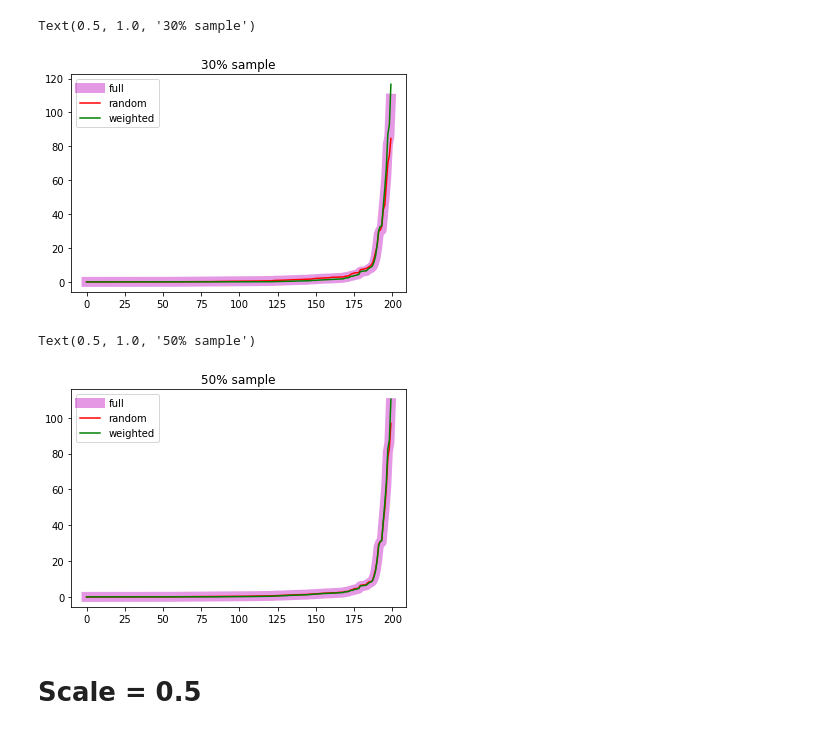
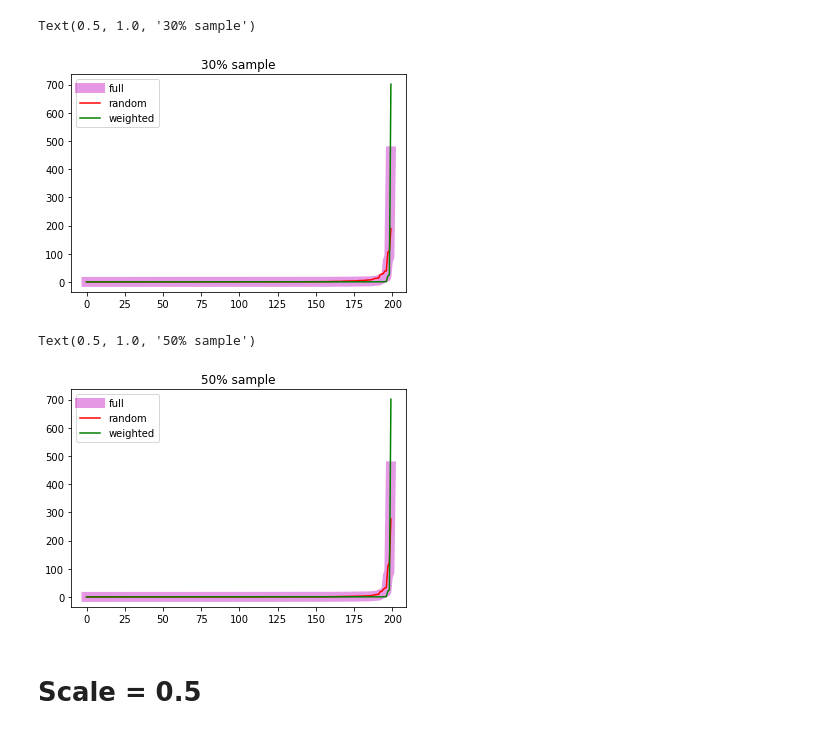
Before and after one commit to mxndrwgrdnr/simulation_bias, a Jupyter notebook: notebooks/alt_sampling_methods.ipynb, the cells around one changed output. Cells and saved outputs as stored; diff of their text form; code cells hidden in the pictures.

```diff
--- a/notebooks/alt_sampling_methods.ipynb
+++ b/notebooks/alt_sampling_methods.ipynb
@@ -135,6 +772,6 @@ Text(0.5, 0.98, 'Probability Massing (n=750)')
 # %%
-fig, axarr = plt.subplots(1, 3, figsize=(16,4), sharey=True)
-for i, scale in enumerate([0.5, 1, 1.5]):
+fig, axarr = plt.subplots(1, 5, figsize=(16,4), sharey=True)
+for i, scale in enumerate([0.25, 0.5, 1, 1.5, 1.75]):
     ax = axarr[i]
     results = vmap(
                     lmnl.interaction_probs_all, in_axes=(None, None, None, 0))(
@@ -159,7 +795,0 @@ Text(0.5, 0.98, 'Cumulative Probability Massing (n=750)')
-# %%
-results = vmap(
-                    lmnl.interaction_probs_all, in_axes=(None, None, None, 0))(
-                    alts, coeffs, 1, (choosers, keys))
-# %%
-results2 = lmnl.get_all_probs(
-    choosers, alts, coeffs, key, scale=1, batched=True, verbose=False)
@@ -213,8 +835,6 @@ for i, scale in enumerate([0.5, 1, 1.5]):
     ax.legend(title='sample rate', fontsize=8, loc='upper left')
     ax.set_title("scale = {0}".format(scale))
     ax.set_xlabel("Alt ID")
-    if scale == 1:
-        break
 axarr[0].set_ylabel("% Probability Mass")
 fig.suptitle("Cumulative Probability Massing (n=750)", fontsize=15)
 # %% [output]
@@ -248,23 +852,21 @@ Text(0.5, 1.0, 'scale = 1')
 # %%
 plt.plot(np.arange(num_alts), np.sort(onp.array(results[:,9,:].sum(axis=0))), c='m', label='full', lw=10, alpha=0.4)
 plt.plot(np.arange(num_alts), np.sort(onp.array(results[:,2,:].sum(axis=0))), c='r', label='random')
-# plt.plot(np.arange(num_alts), np.sort(onp.array(results2[:,4,:].sum(axis=0))), c='b', label='random + max')
-plt.plot(np.arange(num_alts), np.sort(onp.array(results3[:,2,:].sum(axis=0))), c='g', label='weighted')
+plt.plot(np.arange(num_alts), np.sort(onp.array(results2[:,2,:].sum(axis=0))), c='g', label='weighted')
 plt.legend()
 plt.title("30% sample")
 # %% [output]
 Text(0.5, 1.0, '30% sample')
-[figure, old version]
+[figure, new version]
 # %%
 plt.plot(np.arange(num_alts), np.sort(onp.array(results[:,9,:].sum(axis=0))), c='m', label='full', lw=10, alpha=0.4)
 plt.plot(np.arange(num_alts), np.sort(onp.array(results[:,4,:].sum(axis=0))), c='r', label='random')
-# plt.plot(np.arange(num_alts), np.sort(onp.array(results2[:,4,:].sum(axis=0))), c='b', label='random + max')
-plt.plot(np.arange(num_alts), np.sort(onp.array(results3[:,4,:].sum(axis=0))), c='g', label='weighted')
+plt.plot(np.arange(num_alts), np.sort(onp.array(results2[:,4,:].sum(axis=0))), c='g', label='weighted')
 plt.legend()
 plt.title("50% sample")
 # %% [output]
 Text(0.5, 1.0, '50% sample')
-[figure, old version]
+[figure, new version]
 # %% [markdown]
 # Scale = 0.5
 # %%
```
Also changed, not shown: parts of 67 cells of this notebook, 5 other files.
